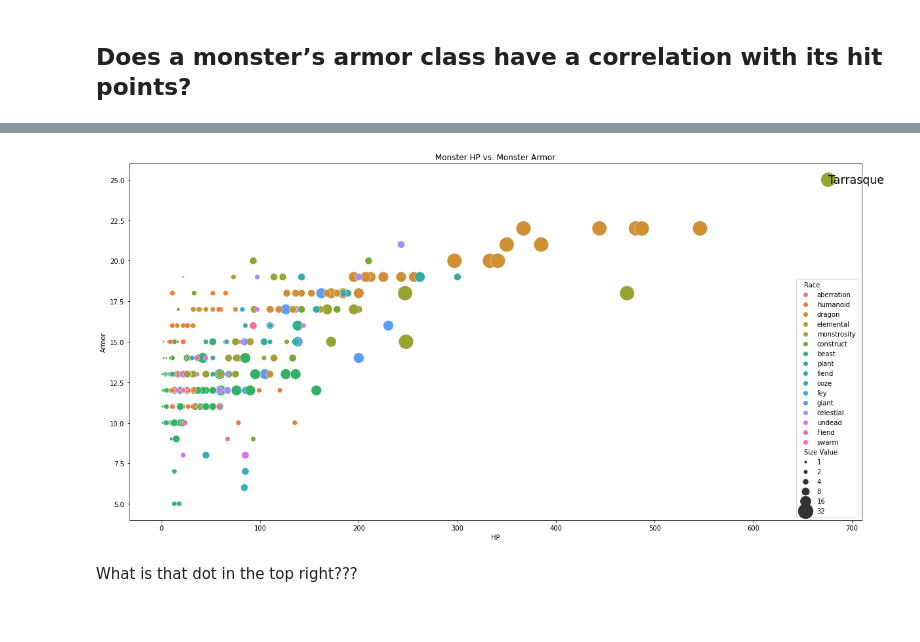
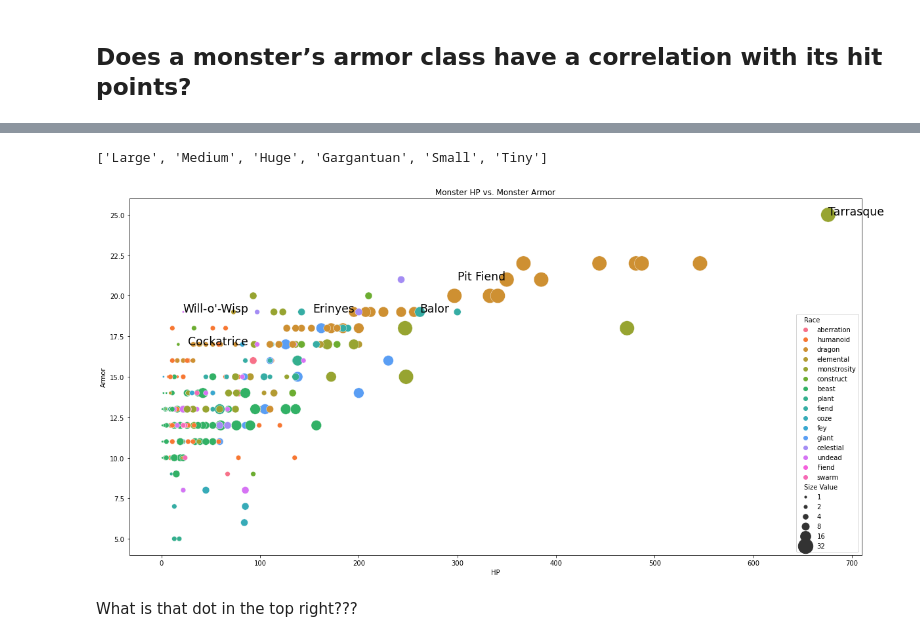
Before and after one commit to dmm4613/dnd-eda, a Jupyter notebook: dnd-eda.ipynb, the cells around one changed output, grey strips where cells are left out. Drawn from its saved outputs; the diff is of its cells as text; code cells hidden in the pictures.

Commit message:
hardcoded adding name of monster to final chart on markers

```diff
--- a/dnd-eda.ipynb
+++ b/dnd-eda.ipynb
@@ -272,23 +272,32 @@ dnd.head()
 | 2 | Adult Black Dragon | Huge | 195 | 19 | 40 ft., fly 80 ft., swim 40 ft. | dragon | Chaotic Evil | 1 | 16 |
 | 3 | Adult Blue Dragon | Huge | 225 | 19 | 40 ft., burrow 30 ft., fly 80 ft. | dragon | Lawful Evil | 1 | 16 |
 | 4 | Adult Brass Dragon | Huge | 172 | 18 | 40 ft., burrow 40 ft., fly 80 ft. | dragon | Chaotic Good | 1 | 16 |
+# %%
+list(dnd['Size'].unique())
+# %% [output]
+['Large', 'Medium', 'Huge', 'Gargantuan', 'Small', 'Tiny']
 # %%
 monster_hp = dnd['HP']
 monster_armor = dnd['Armor']
 
 MONSTER_SYMBOLS = []
 
 
 
 fig,ax = plt.subplots(figsize=(20,10))
 
 sns.scatterplot(x=monster_hp, y=monster_armor, hue=dnd['Race'], size=dnd['Size Value'], sizes=(10, 500))
-plt.text(monster_hp.max(),monster_armor.max(),find_monster_in_size_with_max_hp('Gargantuan'), color='black', fontsize='xx-large', fontvariant='small-caps', va='center')
+plt.text(monster_hp[dnd['Size']=='Tiny'].max(),monster_armor[dnd['Size']=='Tiny'].max(),find_monster_in_size_with_max_hp('Tiny'), color='black', fontsize='xx-large', fontvariant='small-caps')
+plt.text(monster_hp[dnd['Size']=='Small'].max(),monster_armor[dnd['Size']=='Small'].max(),find_monster_in_size_with_max_hp('Small'), color='black', fontsize='xx-large', fontvariant='small-caps')
+plt.text(monster_hp[dnd['Size']=='Medium'].max(),monster_armor[dnd['Size']=='Medium'].max(),find_monster_in_size_with_max_hp('Medium'), color='black', fontsize='xx-large', fontvariant='small-caps')
+plt.text(monster_hp[dnd['Size']=='Large'].max(),monster_armor[dnd['Size']=='Large'].max(),find_monster_in_size_with_max_hp('Large'), color='black', fontsize='xx-large', fontvariant='small-caps')
+plt.text(monster_hp[dnd['Size']=='Huge'].max(),monster_armor[dnd['Size']=='Huge'].max(),find_monster_in_size_with_max_hp('Huge'), color='black', fontsize='xx-large', fontvariant='small-caps')
+plt.text(monster_hp[dnd['Size']=='Gargantuan'].max(),monster_armor[dnd['Size']=='Gargantuan'].max(),find_monster_in_size_with_max_hp('Gargantuan'), color='black', fontsize='xx-large', fontvariant='small-caps')
 
 ax.set_title('Monster HP vs. Monster Armor')
 plt.savefig('graphs/monster_hp_vs_armor.png')
 # %% [output]
-[figure, old version]
+[figure, new version]
 # %% [markdown]
 What is that dot in the top right???
 # %%
```
Also changed, not shown: parts of 2 cells of this notebook.
